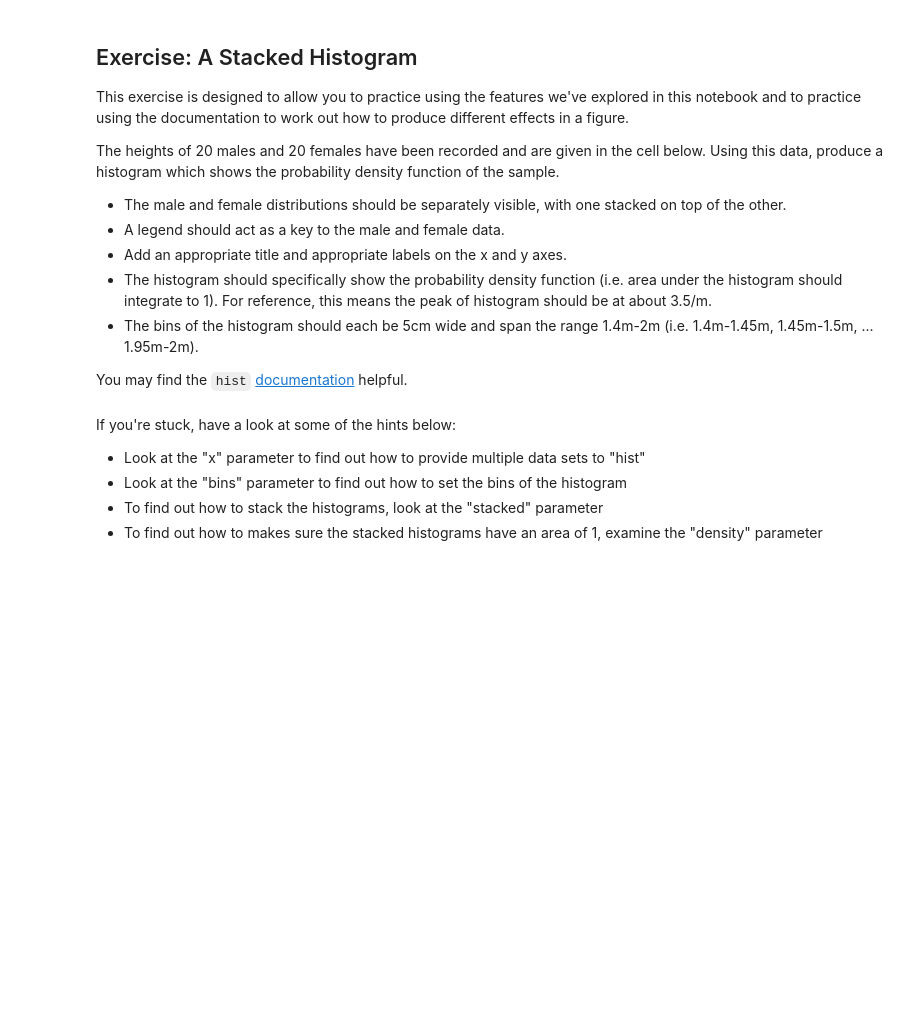
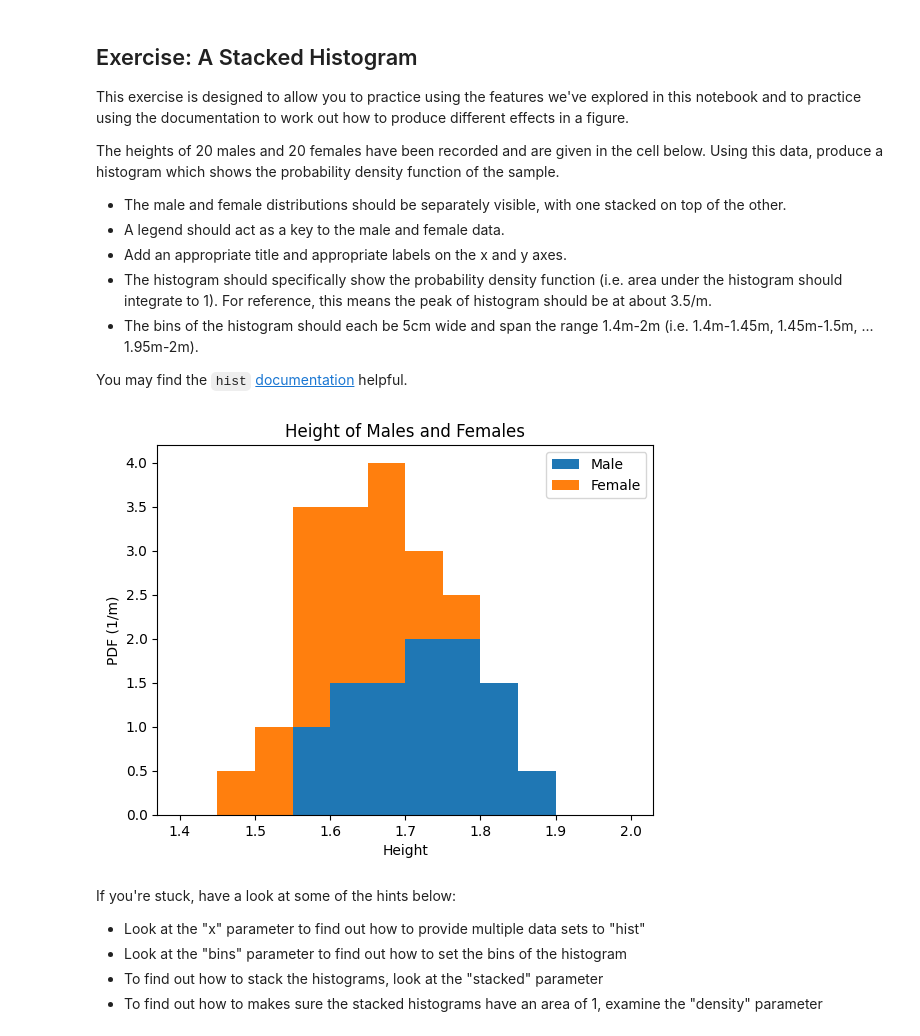
Before and after one commit to ada-4a03fa39b6/RCDS-Summer-School-2025, a Jupyter notebook: 3_Wednesday/PLT2 - Bars, Bins and Pies.ipynb, the cells around one changed output. Saved outputs shown, nothing was run; the diff lists cells and outputs as text; code cells hidden in the pictures; blank space fills up the shorter version.

```diff
--- a/3_Wednesday/PLT2 - Bars, Bins and Pies.ipynb
+++ b/3_Wednesday/PLT2 - Bars, Bins and Pies.ipynb
@@ -117,9 +132,19 @@
 # %%
 # The heights
 male = [1.7, 1.8, 1.75, 1.6, 1.82, 1.78, 1.84, 1.9, 1.79, 1.59, 1.72, 1.68, 1.63, 1.64, 1.75, 1.66, 1.8, 1.71, 1.55, 1.85]
 female = [1.5, 1.7, 1.6, 1.55, 1.67, 1.57, 1.62, 1.59, 1.45, 1.57, 1.79, 1.75, 1.64, 1.69, 1.62, 1.52, 1.74, 1.66, 1.67, 1.59]
 
+steps = np.arange(1.4,2.05,0.05)
+
 # TODO: Your work goes here
+plt.hist([male, female], stacked=True, bins=steps, label=["Male", "Female"], density=True)
+plt.xlabel("Height")
+plt.ylabel("PDF (1/m)")
+plt.title("Height of Males and Females")
+plt.legend()
+plt.show()
+# %% [output]
+[figure, added]
 # %% [markdown]
 If you're stuck, have a look at some of the hints below:
 
```
Also changed, not shown: parts of 4 cells of this notebook, 10 other files.
